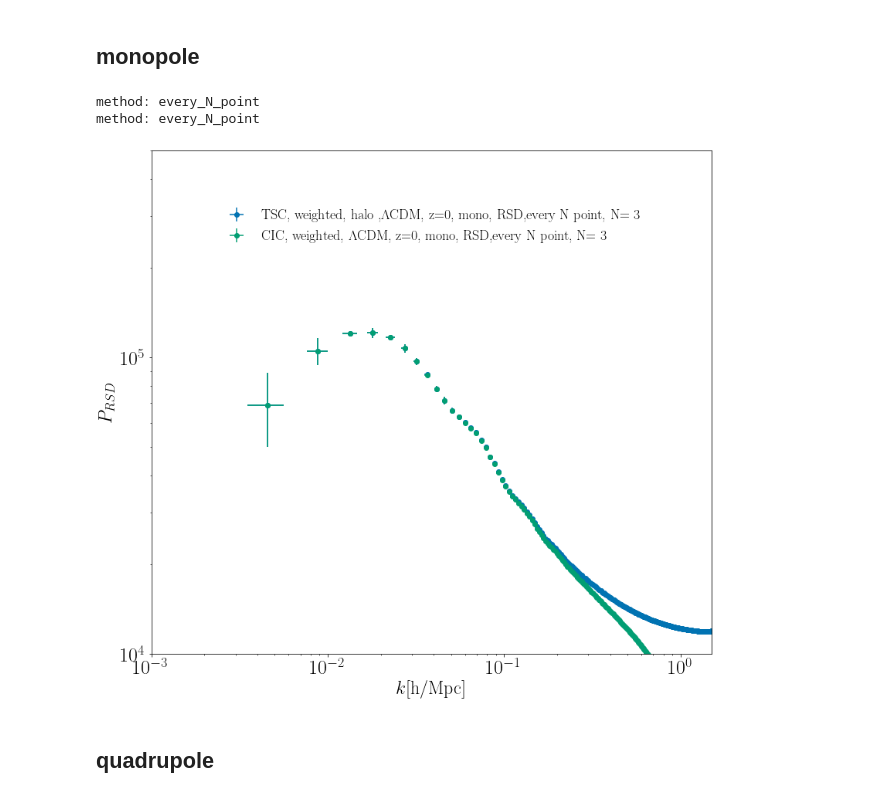
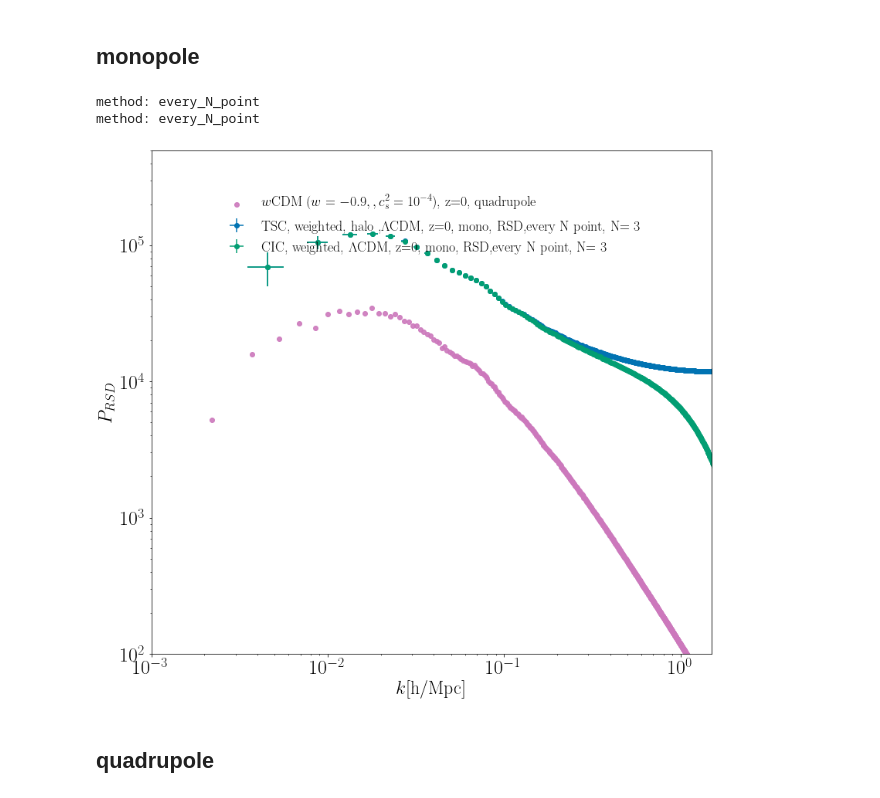
Before and after one commit to FarbodHassani/Doppler_RSD_N-body, a Jupyter notebook: Analysis-notebooks/PowerSpectra_halos_RSD_noRSD.ipynb, the cells around one changed output. Saved outputs shown, nothing was run; the diff lists cells and outputs as text; code cells hidden in the pictures.

```diff
--- a/Analysis-notebooks/PowerSpectra_halos_RSD_noRSD.ipynb
+++ b/Analysis-notebooks/PowerSpectra_halos_RSD_noRSD.ipynb
@@ -275,52 +275,52 @@ for num1 in [0]: # file 1
         weighted_arr = wighted_power(k0, pk0, count_arr ,number_binning, kmin, kmax, 0,0,"every_N_point")
         errorbar(weighted_arr[:,0], weighted_arr[:,1], xerr=np.sqrt(weighted_arr[:,2]),yerr=np.sqrt(weighted_arr[:,3]),color =Colors[l], ecolor=Colors[l], fmt='o', capthick=2,label="TSC, weighted, "+kind+" ,"+decrip[num1]+redshift+", mono, "+RSD + ",every N point, N= "+str(number_binning))
 
         # CIC
         kind = "cross_TSC"
         [k0,pk0]=data[kind][RSD][file[num1]]['pow'][redshift][[0,1],:] # monopole of halo num =1
         [k2,pk2]=data[kind][RSD][file[num1]]['pow'][redshift][[0,3],:] # quadrupole of halo num =3
         [k4,pk4]=data[kind][RSD][file[num1]]['pow'][redshift][[0,5],:] # hexadecapole of halo num =3
 #         axs.plot(k0, pk0,"o",alpha=0.9,color =Colors[l+1], lw=3,label="CIC, "+decrip[num1]+redshift+", monopole")
         weighted_arr = wighted_power(k0, pk0, count_arr ,number_binning, kmin, kmax, 0,0,"every_N_point")
         errorbar(weighted_arr[:,0], weighted_arr[:,1], xerr=np.sqrt(weighted_arr[:,2]),yerr=np.sqrt(weighted_arr[:,3]),color =Colors[l+2], ecolor=Colors[l+2], fmt='o', capthick=2,label="CIC, weighted, "+decrip[num1]+redshift+", mono, "+RSD + ",every N point, N= "+str(number_binning))
 
         l=l+1
 
-# kind = "cdm"
-# l=3
-# for num1 in [0]: # file 1
-#     for j in [0]: # Redshifts
-#         redshift ="z="+str(j);
-#         RSD ='RSD'
-#         [k0,pk0]=data[kind][RSD][file[num1]]['pow'][redshift][[0,1],:]
-#         [k2,pk2]=data[kind][RSD][file[num1]]['pow'][redshift][[0,2],:]
-#         [k4,pk4]=data[kind][RSD][file[num1]]['pow'][redshift][[0,3],:]
-#         axs.plot(k0, pk0,"o",alpha=0.9,color =Colors[l+1], lw=3,label=decrip[i]+redshift+", quadrupole")
-#         count_arr = data[kind][RSD][file[num1]]['pow'][redshift][5,:]
-#         number_binning = 50;
-#         kmin = k0.min();
-#         kmax = k0.max();
-#         nyqvist_skip = 1;
-#         cosmicvar_skip = 0;
-#         number_binning  =3
+kind = "cdm"
+l=3
+for num1 in [0]: # file 1
+    for j in [0]: # Redshifts
+        redshift ="z="+str(j);
+        RSD ='RSD'
+        [k0,pk0]=data[kind][RSD][file[num1]]['pow'][redshift][[0,1],:]
+        [k2,pk2]=data[kind][RSD][file[num1]]['pow'][redshift][[0,2],:]
+        [k4,pk4]=data[kind][RSD][file[num1]]['pow'][redshift][[0,3],:]
+        axs.plot(k0, pk0,"o",alpha=0.9,color =Colors[l+1], lw=3,label=decrip[i]+redshift+", quadrupole")
+        count_arr = data[kind][RSD][file[num1]]['pow'][redshift][5,:]
+        number_binning = 50;
+        kmin = k0.min();
+        kmax = k0.max();
+        nyqvist_skip = 1;
+        cosmicvar_skip = 0;
+        number_binning  =3
 #         weighted_arr = wighted_power(k0, pk2, count_arr ,number_binning, kmin, kmax, 0,0,"every_N_point")
 #         errorbar(weighted_arr[:,0], weighted_arr[:,1], xerr=np.sqrt(weighted_arr[:,2]),yerr=np.sqrt(weighted_arr[:,3]),color =Colors[l], ecolor=Colors[l], fmt='o', capthick=2,label="weighted, "+kind+" ,"+decrip[num1]+redshift+", quadrupole, "+RSD + ",every N point, N= "+str(number_binning))
 
 #         l=l+1
 
 axs.set_ylabel(r'$P_{RSD}$',fontsize=24)
 axs.set_xlabel('$k$[h/Mpc]',fontsize=24)
 axs.set_xscale('log')
 plt.yscale('log')
-axs.set_ylim(1.e4,5.e5)
+axs.set_ylim(1.e2,5.e5)
 axs.set_xlim(1.e-3,1.5)
 # axs[1].set_yticks([-0.1,-0.05,0,0.05,0.1,0.2,0.3])
 axs.legend(fontsize=18,bbox_to_anchor=[0.5, 0.85], loc='center',frameon=False)
 X=np.arange(0.001,20,1)
 # %% [output]
 method: every_N_point
 method: every_N_point
-[figure, old version]
+[figure, new version]
 # %% [markdown]
 ## quadrupole
 # %%
```
Also changed, not shown: parts of 3 cells of this notebook, 4 other files.
